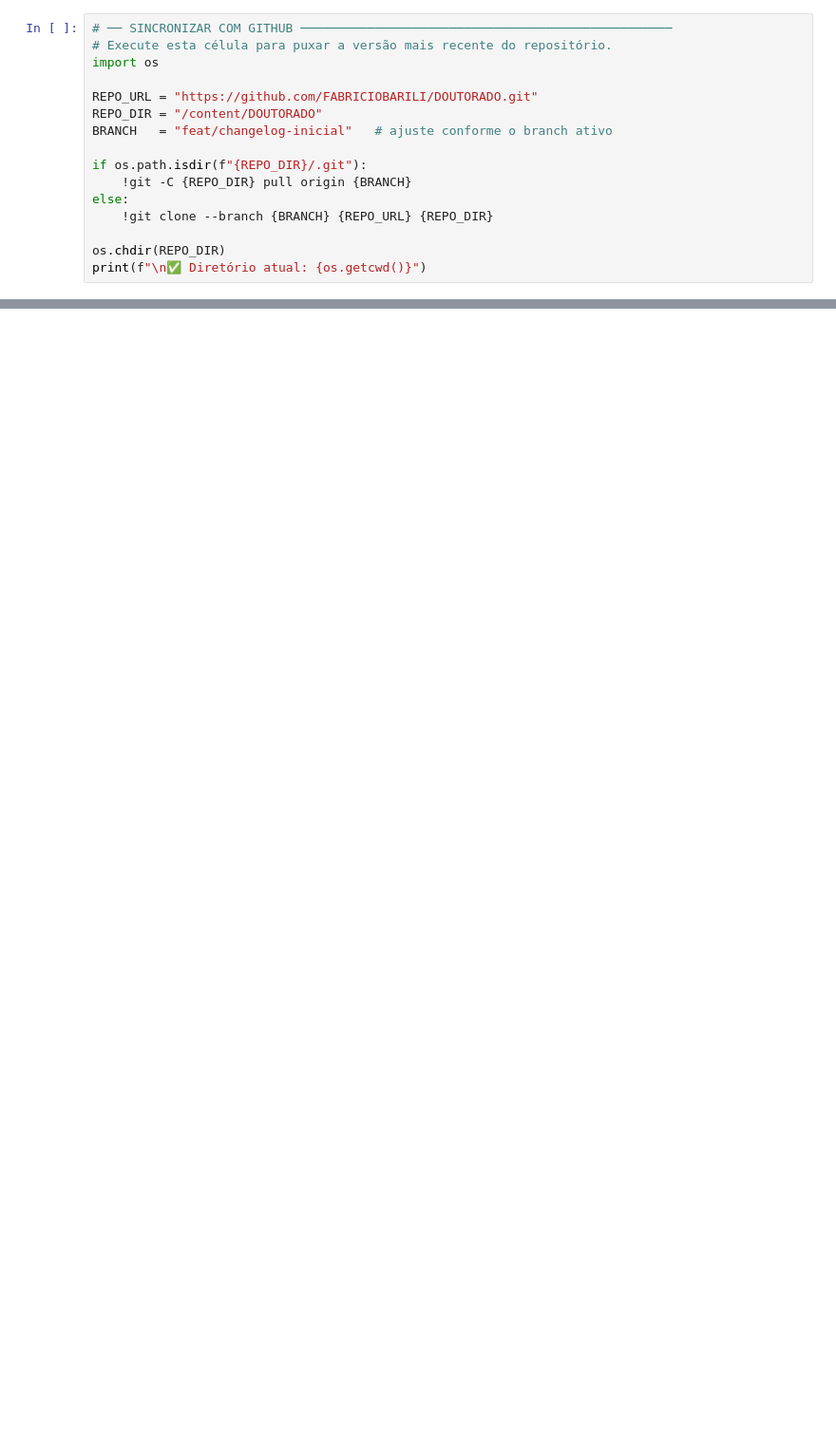
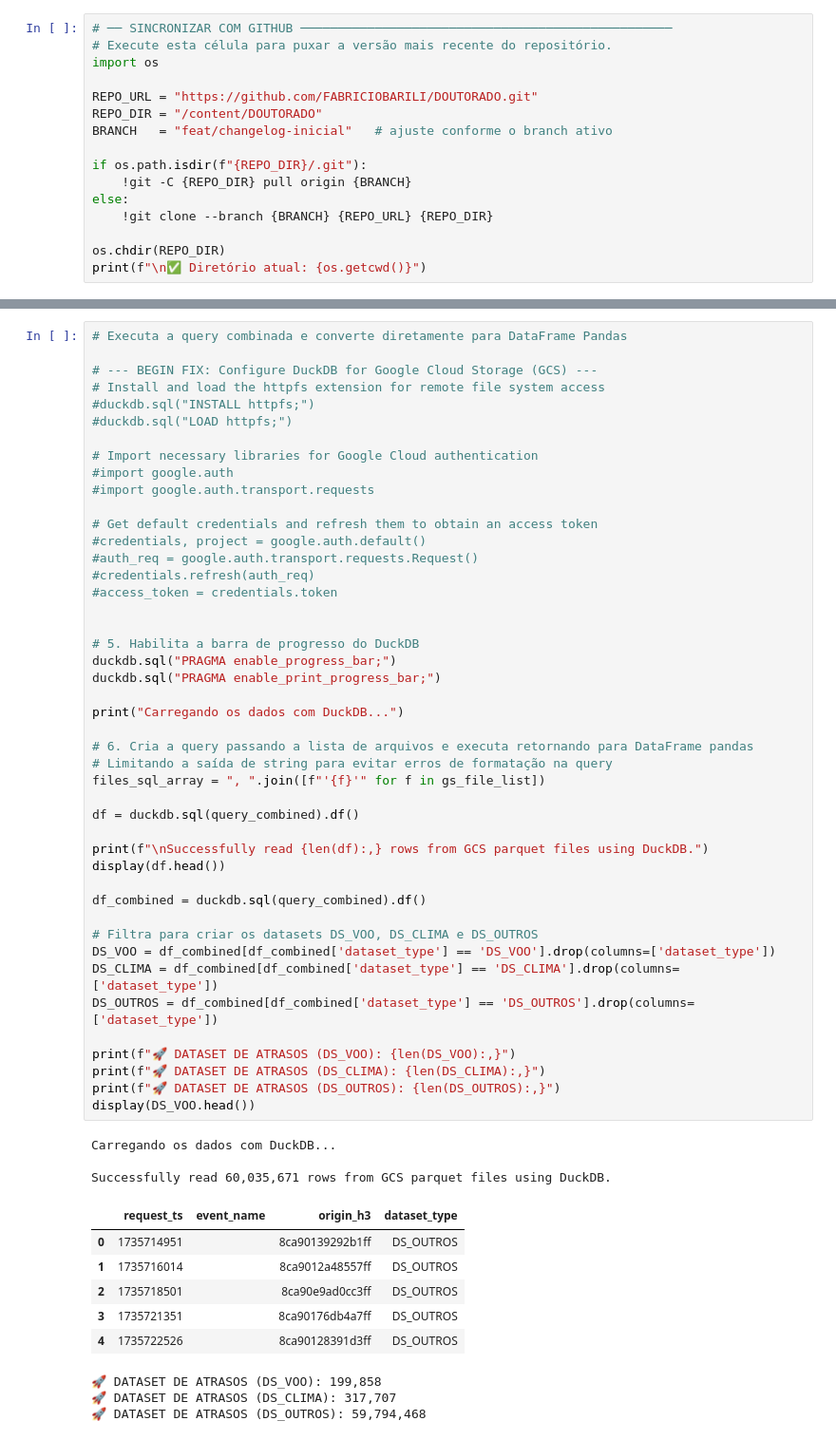
Before and after one commit to fabriciobarili/DOUTORADO, a Jupyter notebook: 03_ANALISE/05_xai.ipynb, the cells around one changed output, grey strips where cells are left out. Shown at 95% size. Drawn from its saved outputs; the diff is of its cells as text; blank space fills up the shorter version.

```diff
--- a/03_ANALISE/05_xai.ipynb
+++ b/03_ANALISE/05_xai.ipynb
@@ -610,0 +287,58 @@ display(comparativo.head(15))
+# %%
+# Executa a query combinada e converte diretamente para DataFrame Pandas
+
+# --- BEGIN FIX: Configure DuckDB for Google Cloud Storage (GCS) ---
+# Install and load the httpfs extension for remote file system access
+#duckdb.sql("INSTALL httpfs;")
+#duckdb.sql("LOAD httpfs;")
+
+# Import necessary libraries for Google Cloud authentication
+#import google.auth
+#import google.auth.transport.requests
+
+# Get default credentials and refresh them to obtain an access token
+#credentials, project = google.auth.default()
+#auth_req = google.auth.transport.requests.Request()
+#credentials.refresh(auth_req)
+#access_token = credentials.token
+
+
+# 5. Habilita a barra de progresso do DuckDB
+duckdb.sql("PRAGMA enable_progress_bar;")
+duckdb.sql("PRAGMA enable_print_progress_bar;")
+
+print("Carregando os dados com DuckDB...")
+
+# 6. Cria a query passando a lista de arquivos e executa retornando para DataFrame pandas
+# Limitando a saída de string para evitar erros de formatação na query
+files_sql_array = ", ".join([f"'{f}'" for f in gs_file_list])
+
+df = duckdb.sql(query_combined).df()
+
+print(f"\nSuccessfully read {len(df):,} rows from GCS parquet files using DuckDB.")
+display(df.head())
+
+df_combined = duckdb.sql(query_combined).df()
+
+# Filtra para criar os datasets DS_VOO, DS_CLIMA e DS_OUTROS
+DS_VOO = df_combined[df_combined['dataset_type'] == 'DS_VOO'].drop(columns=['dataset_type'])
+DS_CLIMA = df_combined[df_combined['dataset_type'] == 'DS_CLIMA'].drop(columns=['dataset_type'])
+DS_OUTROS = df_combined[df_combined['dataset_type'] == 'DS_OUTROS'].drop(columns=['dataset_type'])
+
+print(f"🚀 DATASET DE ATRASOS (DS_VOO): {len(DS_VOO):,}")
+print(f"🚀 DATASET DE ATRASOS (DS_CLIMA): {len(DS_CLIMA):,}")
+print(f"🚀 DATASET DE ATRASOS (DS_OUTROS): {len(DS_OUTROS):,}")
+display(DS_VOO.head())
+# %% [output]
+Carregando os dados com DuckDB...
+
+Successfully read 60,035,671 rows from GCS parquet files using DuckDB.
+|  | request_ts | event_name | origin_h3 | dataset_type |
+| 0 | 1735714951 |  | 8ca90139292b1ff | DS_OUTROS |
+| 1 | 1735716014 |  | 8ca9012a48557ff | DS_OUTROS |
+| 2 | 1735718501 |  | 8ca90e9ad0cc3ff | DS_OUTROS |
+| 3 | 1735721351 |  | 8ca90176db4a7ff | DS_OUTROS |
+| 4 | 1735722526 |  | 8ca90128391d3ff | DS_OUTROS |
+🚀 DATASET DE ATRASOS (DS_VOO): 199,858
+🚀 DATASET DE ATRASOS (DS_CLIMA): 317,707
+🚀 DATASET DE ATRASOS (DS_OUTROS): 59,794,468
```
Also changed, not shown: parts of 79 cells of this notebook.
